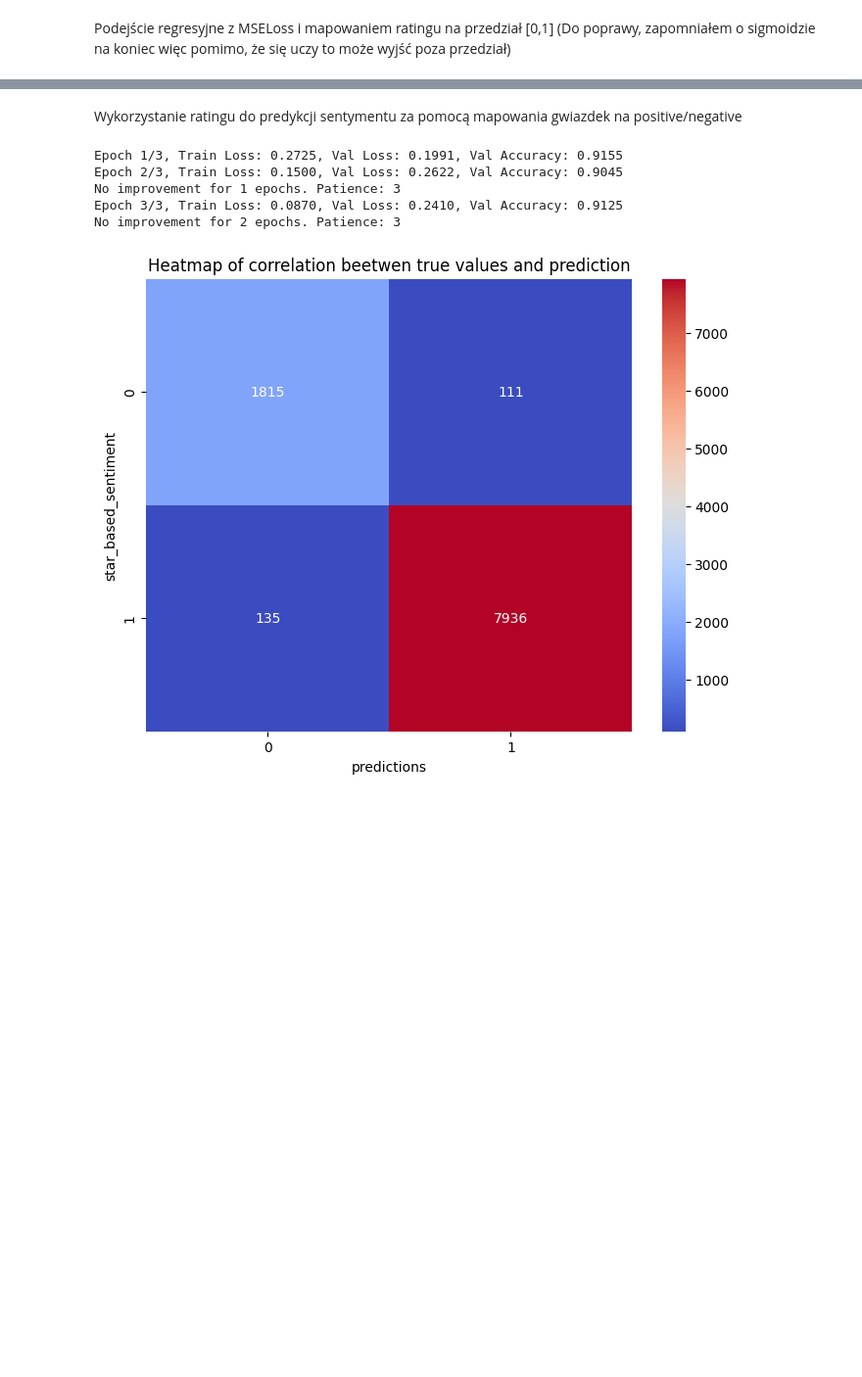
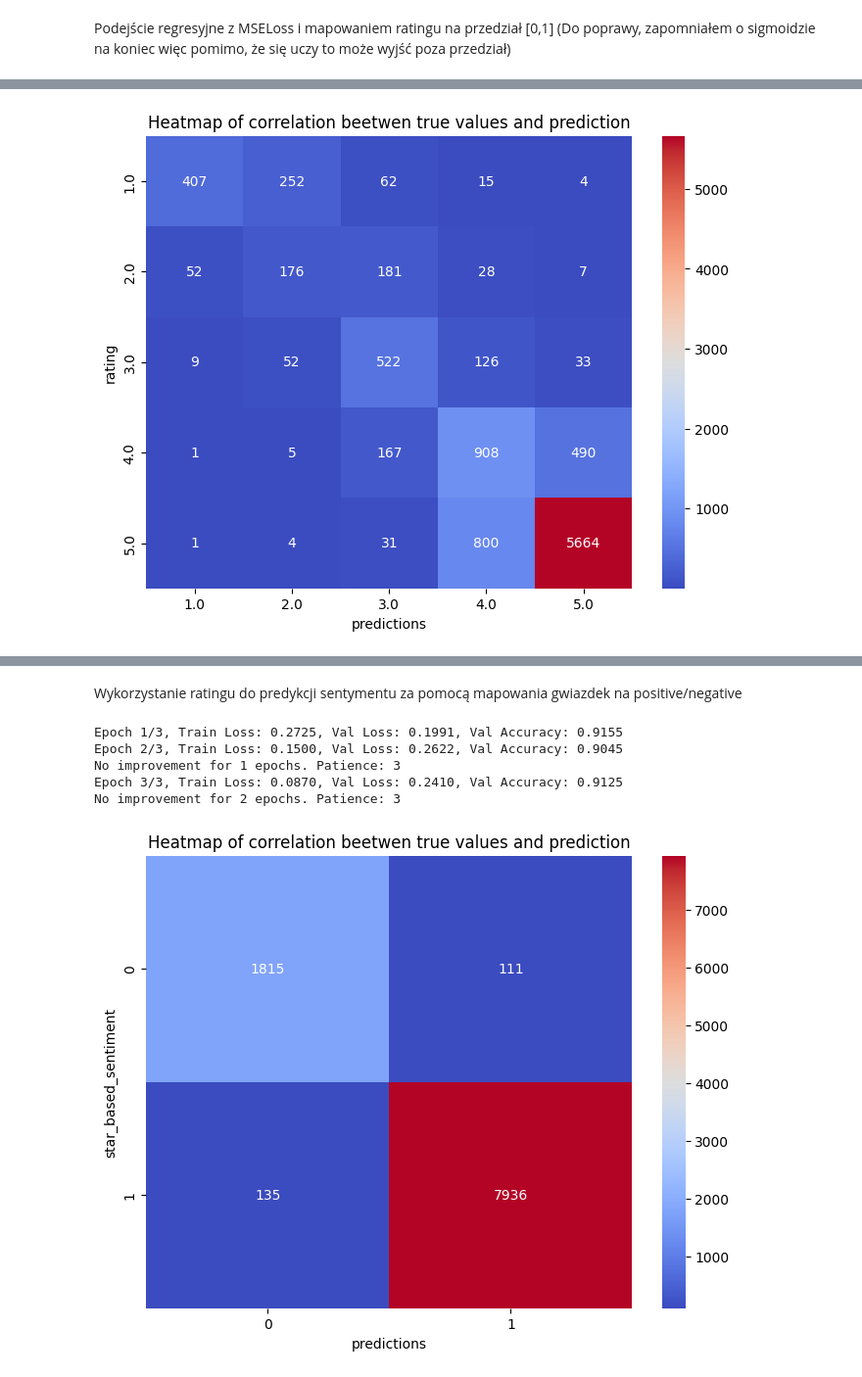
Before and after one commit to m24jeczen/Diploma-Project-Sentiment-analysis-based-on-products-reviews, a Jupyter notebook: Demo.ipynb, the cells around one changed output, grey strips where cells are left out. Shown: that part at 98% size. Cells and saved outputs as stored; diff of their text form; code cells hidden in the pictures; blank space fills up the shorter version.

```diff
--- a/Demo.ipynb
+++ b/Demo.ipynb
@@ -84,0 +85,6 @@ No improvement for 1 epochs. Patience: 3
+# %%
+from codes.deep_learning.rating_analysis import heatmap
+data["predictions"]=predict_on_tuned_model(data,r".\models\regression\video_games_test")
+heatmap(data,"rating","predictions")
+# %% [output]
+[figure, added]
```
Also changed, not shown: parts of 6 cells of this notebook, 3 other files.
